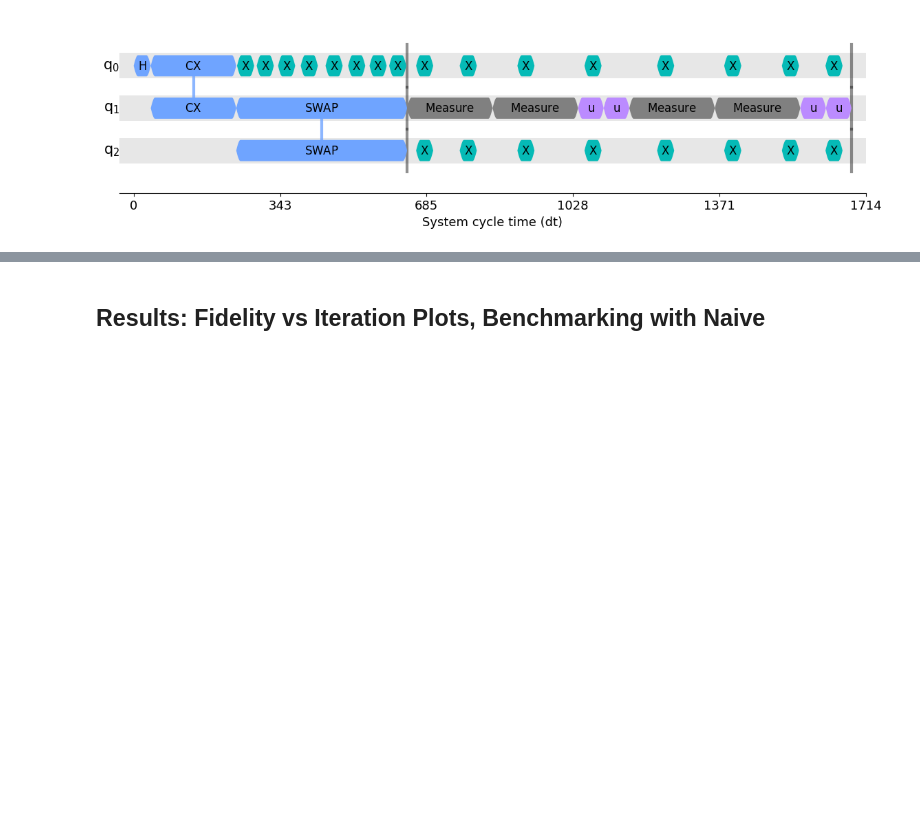
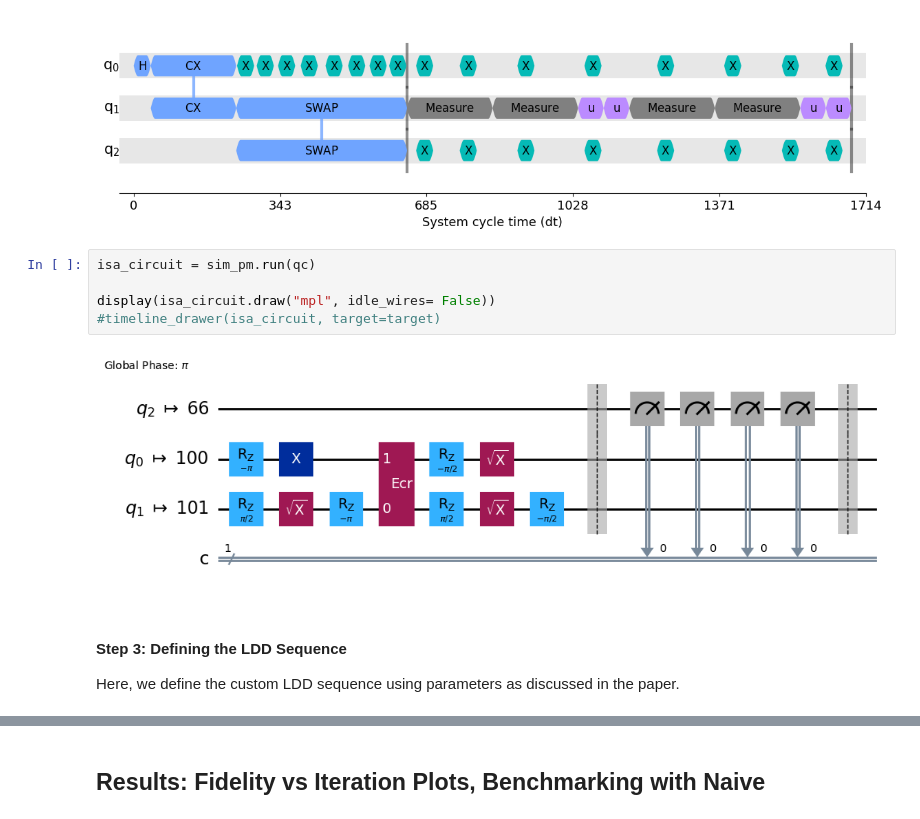
Before and after one commit to NamitA-844/Qiskit-Hackathon-WoQ-2025, a Jupyter notebook: final_notebook.ipynb, the cells around one changed output, grey strips where cells are left out. Saved outputs shown, nothing was run; the diff lists cells and outputs as text; blank space fills up the shorter version.

```diff
--- a/final_notebook.ipynb
+++ b/final_notebook.ipynb
@@ -223,3 +301,13 @@ circ_dd = pm.run(qc)
 timeline_drawer(circ_dd, target=target)
 # %% [output]
 [figure]
+# %%
+isa_circuit = sim_pm.run(qc)
+
+display(isa_circuit.draw("mpl", idle_wires= False))
+#timeline_drawer(isa_circuit, target=target)
+# %% [output]
+[figure, added]
+# %% [markdown]
+#### Step 3: Defining the LDD Sequence
+Here, we define the custom LDD sequence using parameters as discussed in the paper.
```
Also changed, not shown: parts of 16 cells of this notebook.
